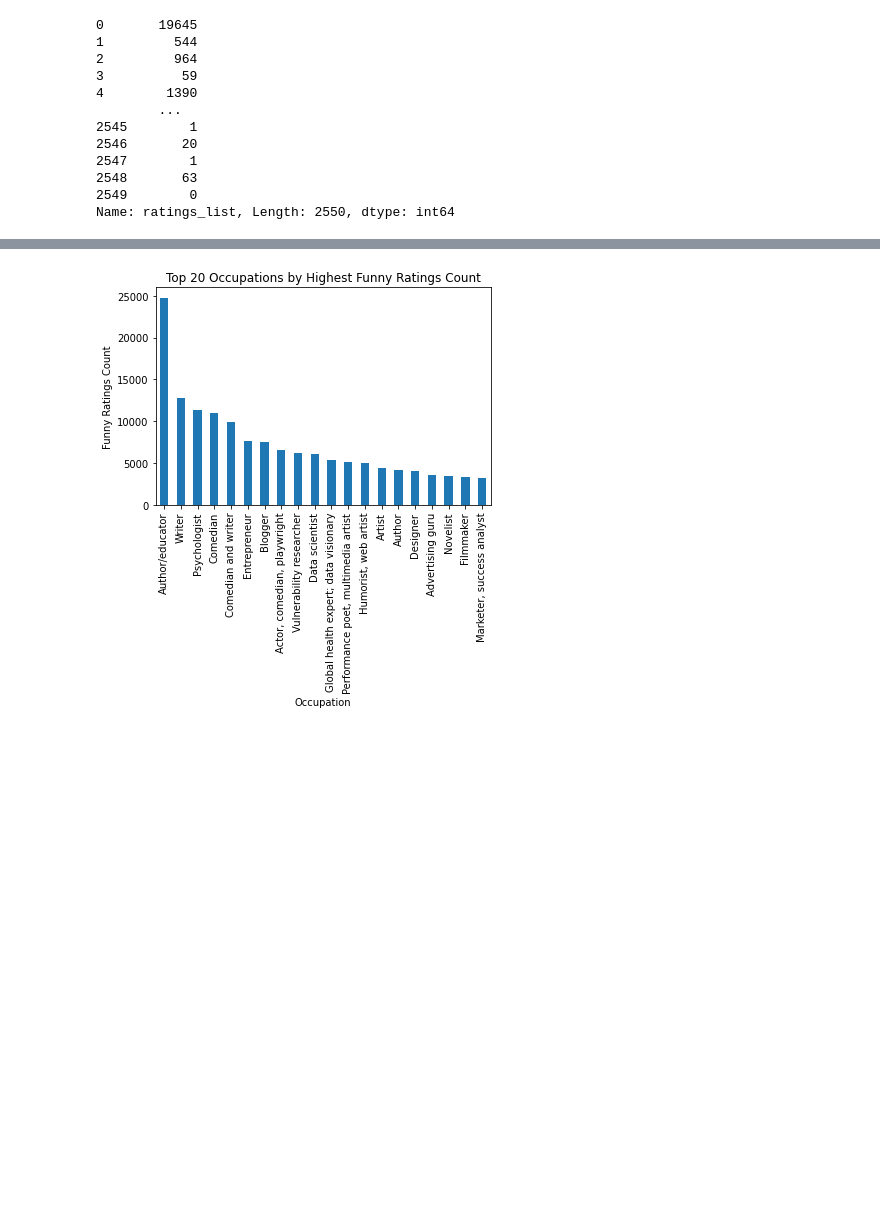
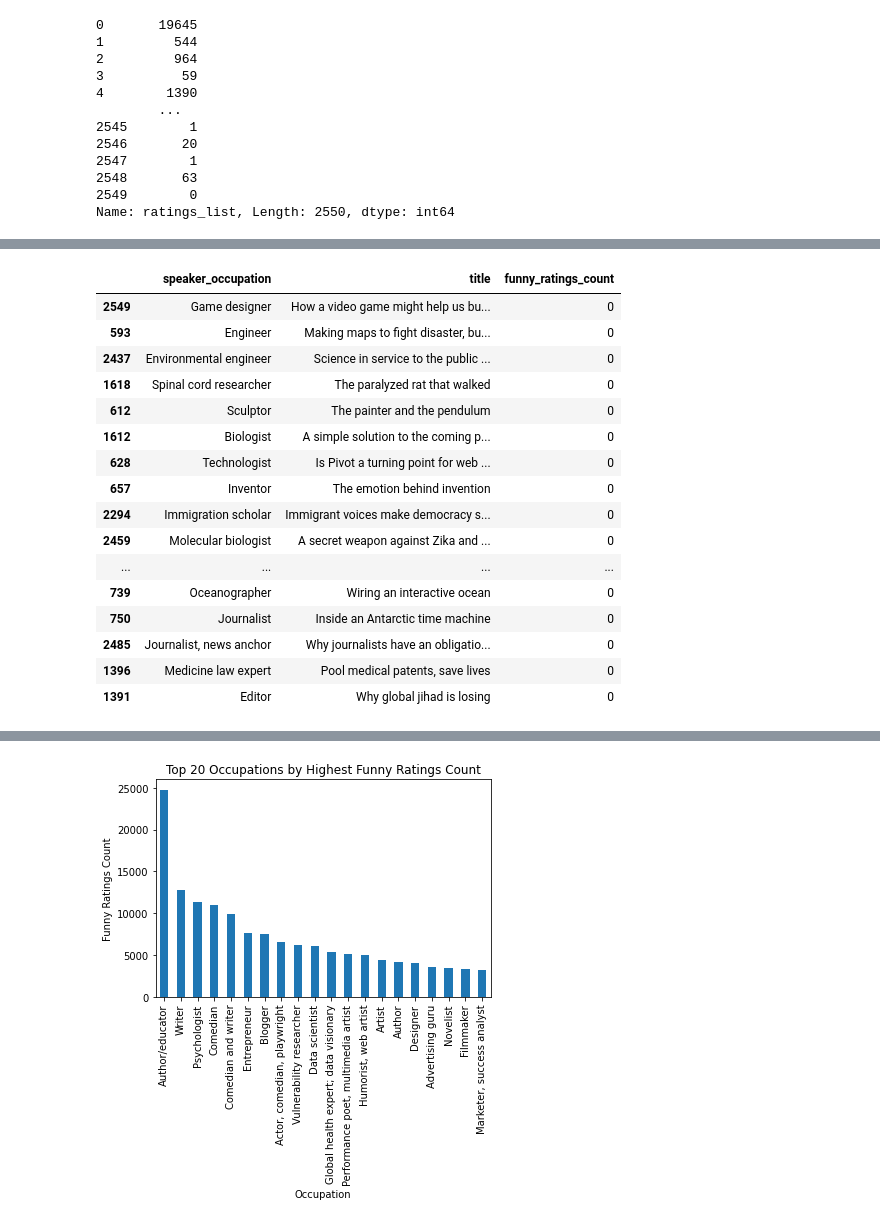
Before and after one commit to benkaan001/pandas_and_beyond, a Jupyter notebook: analyze_data/05_ted_talks.ipynb, the cells around one changed output, grey strips where cells are left out. Cells and saved outputs as stored; diff of their text form; code cells hidden in the pictures; blank space fills up the shorter version.

```diff
--- a/analyze_data/05_ted_talks.ipynb
+++ b/analyze_data/05_ted_talks.ipynb
@@ -1111,0 +1158,23 @@ df['funny_ratings_count'] = df.ratings_list.apply(extract_funny_count)
+# %%
+# Least funny titles by funny ratings count
+df.sort_values('funny_ratings_count') \
+    [['speaker_occupation', 'title', 'funny_ratings_count']] \
+    .head(20)
+# %% [output]
+|  | speaker_occupation | title | funny_ratings_count |
+| 2549 | Game designer | How a video game might help us bu... | 0 |
+| 593 | Engineer | Making maps to fight disaster, bu... | 0 |
+| 2437 | Environmental engineer | Science in service to the public ... | 0 |
+| 1618 | Spinal cord researcher | The paralyzed rat that walked | 0 |
+| 612 | Sculptor | The painter and the pendulum | 0 |
+| 1612 | Biologist | A simple solution to the coming p... | 0 |
+| 628 | Technologist | Is Pivot a turning point for web ... | 0 |
+| 657 | Inventor | The emotion behind invention | 0 |
+| 2294 | Immigration scholar | Immigrant voices make democracy s... | 0 |
+| 2459 | Molecular biologist | A secret weapon against Zika and ... | 0 |
+| ... | ... | ... | ... |
+| 739 | Oceanographer | Wiring an interactive ocean | 0 |
+| 750 | Journalist | Inside an Antarctic time machine | 0 |
+| 2485 | Journalist, news anchor | Why journalists have an obligatio... | 0 |
+| 1396 | Medicine law expert | Pool medical patents, save lives | 0 |
+| 1391 | Editor | Why global jihad is losing | 0 |
```
Also changed, not shown: parts of 7 cells of this notebook.
